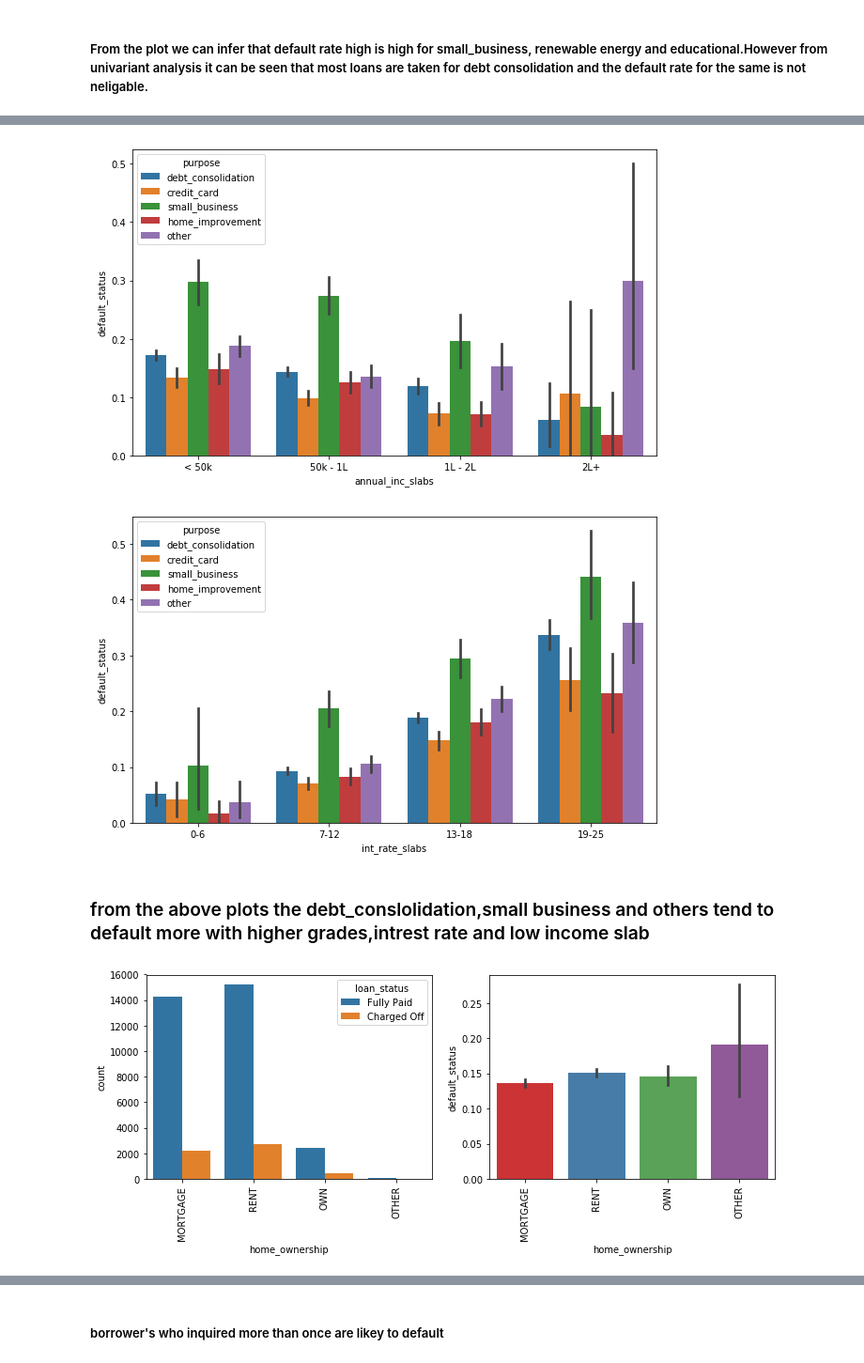
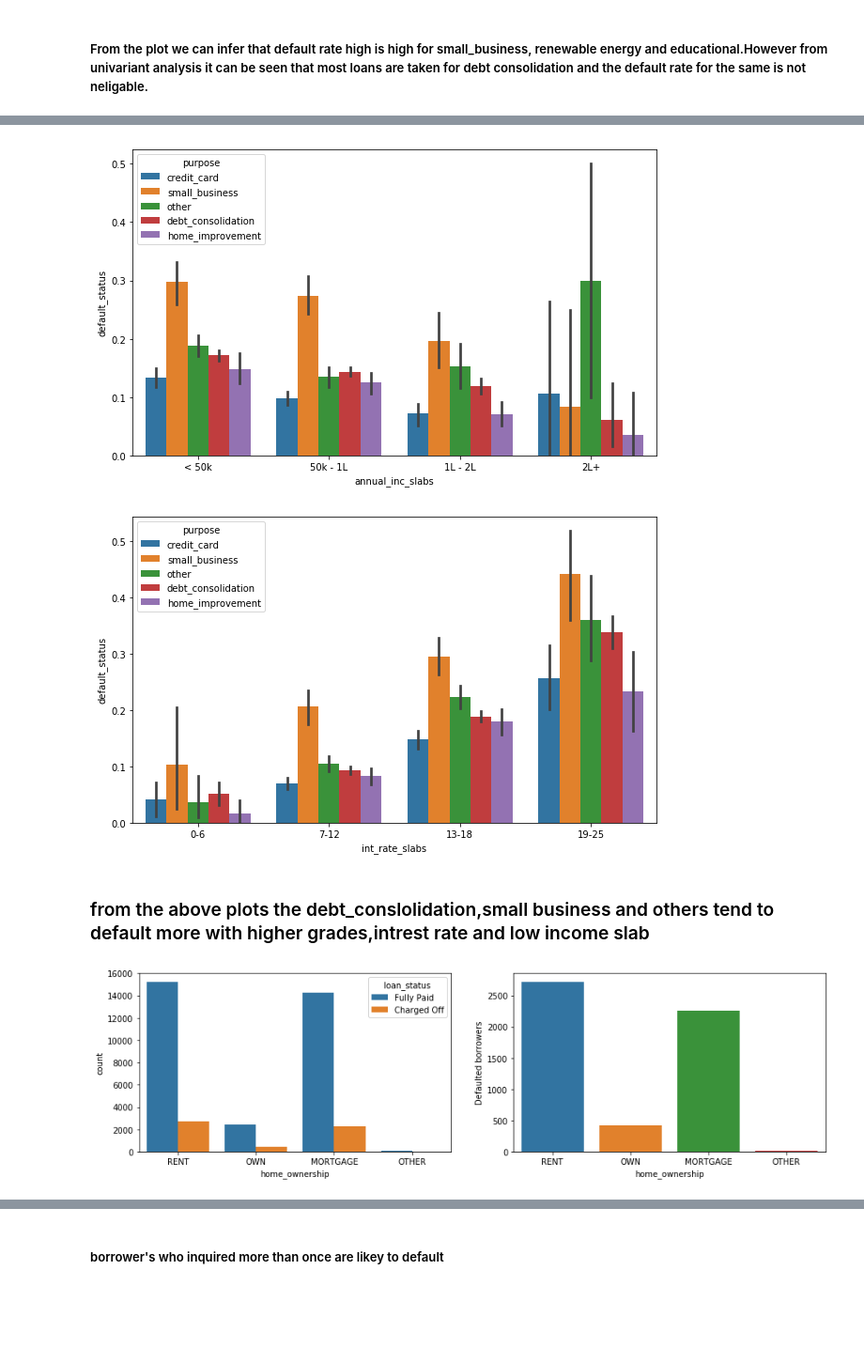
Before and after one commit to meghanaReddyk/LendingClub, a Jupyter notebook: Lending_club.ipynb, the cells around one changed output, grey strips where cells are left out. Shown at 94% size. Cells and saved outputs as stored; diff of their text form; code cells hidden in the pictures; blank space fills up the shorter version.

```diff
--- a/Lending_club.ipynb
+++ b/Lending_club.ipynb
@@ -84,10 +102,11 @@ True [ 0. nan]
 # %%
 # dropping columns that dont help with analysing default rate
-loan=loan.drop(columns=['url','emp_title','title', 'zip_code','addr_state' ,'id', 'member_id'])
+loan=loan.drop(columns=['url','title', 'zip_code','addr_state' ,'id', 'member_id'])
 # dropping columns with nulls/zeros
 loan=loan.drop(columns=['tax_liens','delinq_amnt','chargeoff_within_12_mths','acc_now_delinq','collections_12_mths_ex_med'])
 #dropping 'pymnt_plan'---n, 'policy_code'---1, 'application_type'---individual ,'initial_list_status'----f as all values
 loan=loan.drop(columns=['pymnt_plan','policy_code','application_type','initial_list_status'])
+# dropping below customer behaviour columns
 loan=loan.drop(columns=['delinq_2yrs','recoveries','collection_recovery_fee','out_prncp','out_prncp_inv'])
 loan.shape
 # %% [output]
@@ -126,7 +149,12 @@ loan['emp_length']=loan.emp_length.astype(float)
 # %% [output]
 float64
 # %%
+# dropping the rows with null values without imputing as it may exaggrate the data.
 loan=loan.loc[~(loan.revol_util.isnull() | loan.pub_rec_bankruptcies.isnull() | loan.last_credit_pull_d.isnull()|loan.last_pymnt_d.isnull())]
+# filling the null values of emp_length with median value
 loan['emp_length'] = loan['emp_length'].fillna(np.ceil(loan.emp_length.median()))
+loan['emp_title']=loan['emp_title'].fillna('unknown')
+
+loan['emp_title'].isnull().sum()
 loan.shape
 # %% [output]
@@ -465,18 +499,19 @@ cat_plot('grade')
 cat_plot('annual_inc_slabs')
 cat_plot('int_rate_slabs')
 # %% [output]
-[figure, old version]
+[figure, new version]
-[figure, old version]
+[figure, new version]
 # %% [markdown]
 ### from the above plots the debt_conslolidation,small business and others tend to default more with higher grades,intrest rate and low income slab
 # %%
 # univariate analysis home ownership
-plt.figure(figsize=(12,4))
+plt.figure(figsize=(15,4))
 plt.subplot(1,2,1)
 sns.countplot(x='home_ownership',hue='loan_status' ,data=loan)
-plt.xticks(rotation=90)
 plt.subplot(1,2,2)
-bar_plots('home_ownership','default_status')
+sns.countplot(x='home_ownership',data=loan_default)
+plt.ylabel('Defaulted borrowers')
+plt.show()
 # %% [output]
-[figure, old version]
+[figure, new version]
 # %% [markdown]
```
Also changed, not shown: parts of 39 cells of this notebook.
